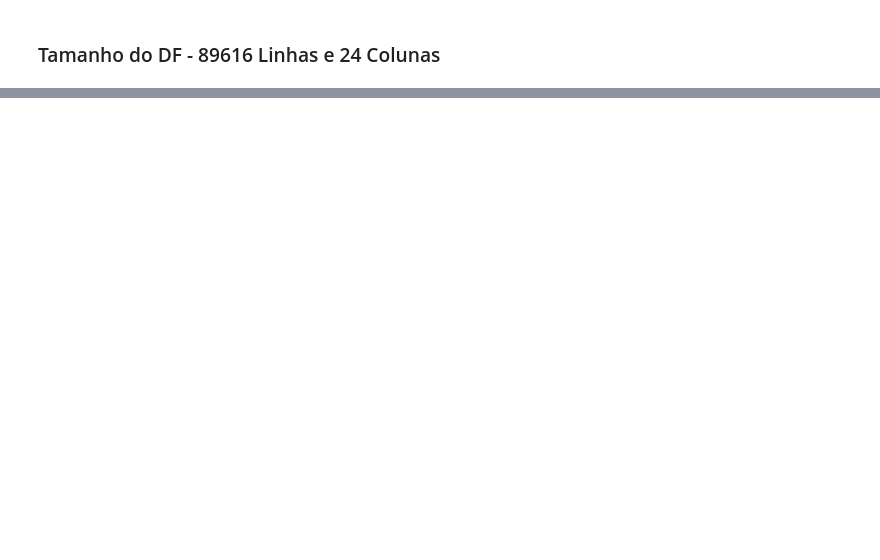
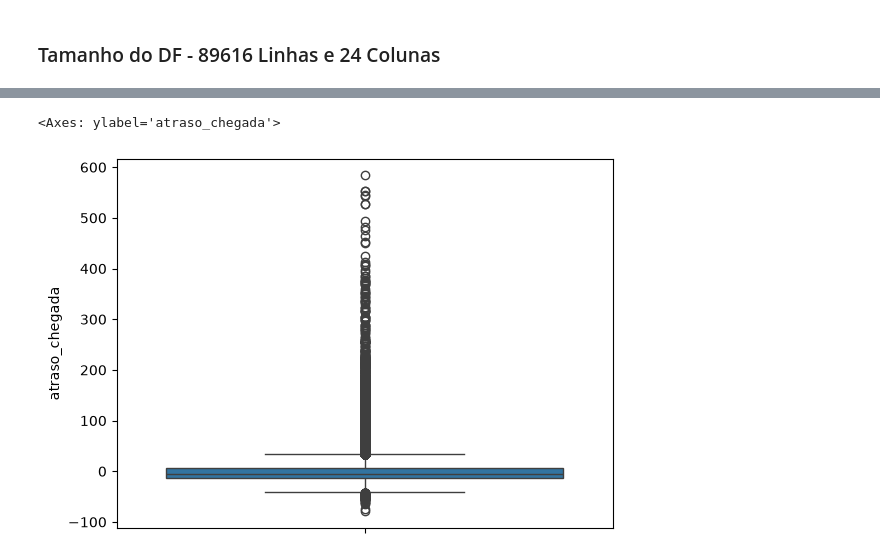
Before and after one commit to Matex0406/Projeto_2_CB, a Jupyter notebook: Projeto_2.ipynb, the cells around one changed output, grey strips where cells are left out. Saved outputs shown, nothing was run; the diff lists cells and outputs as text; code cells hidden in the pictures; blank space fills up the shorter version.

```diff
--- a/Projeto_2.ipynb
+++ b/Projeto_2.ipynb
@@ -67,0 +210,8 @@ df.shape
+# %%
+antes = len(df3)
+
+# remove só os voos com atraso acima de 600 min; mantém os sem atraso calculável (NaN)
+df3 = df3[~(df3["atraso_chegada"] > 600)]
+
+print(f"Removidos {antes - len(df3)} voos com atraso > 600 min")
+print(df3["atraso_chegada"].describe())
@@ -67,0 +229,5 @@ df.shape
+# %%
+sns.boxplot(y = df3['atraso_chegada'])
+# %% [output]
+<Axes: ylabel='atraso_chegada'>
+[figure, added]
```
Also changed, not shown: parts of 15 cells of this notebook.
